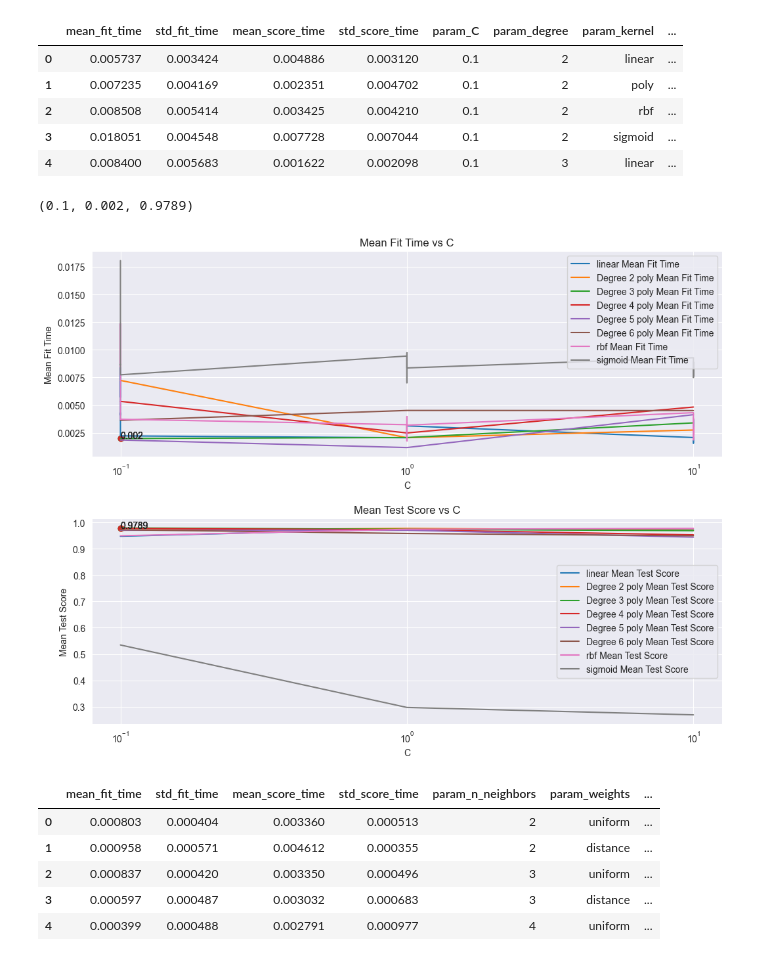
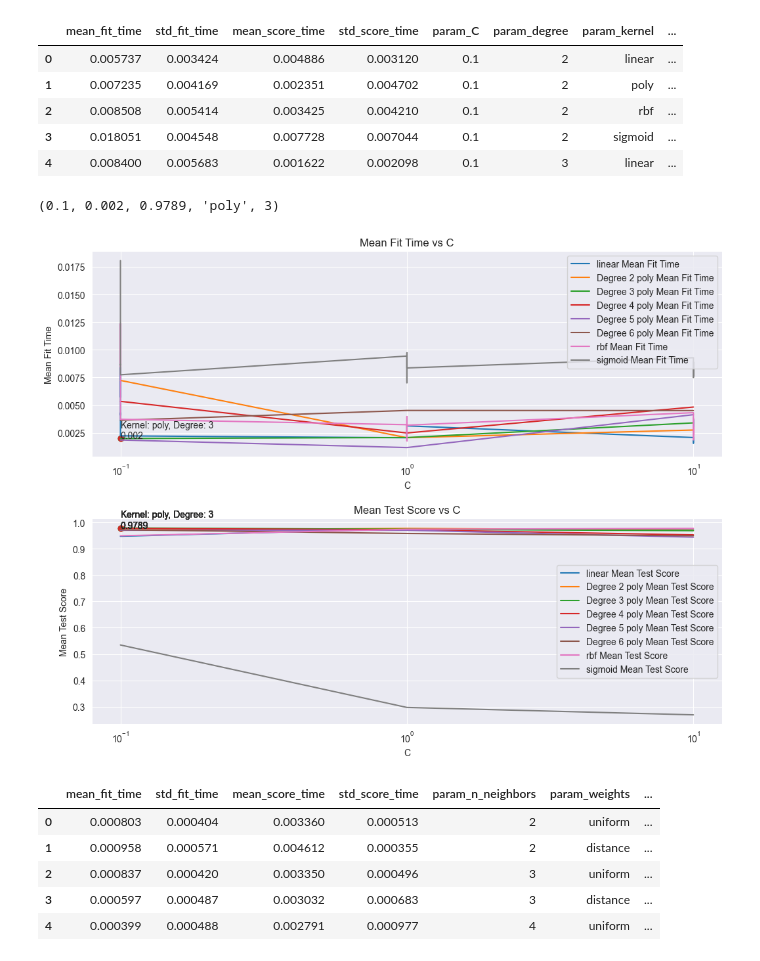
Before and after one commit to Lin-Ian/Breast-Cancer-Wisconsin-Diagnosis, a Jupyter notebook: gridsearch_cv_peformance.ipynb, the cells around one changed output. Cells and saved outputs as stored; diff of their text form; code cells hidden in the pictures.

```diff
--- a/gridsearch_cv_peformance.ipynb
+++ b/gridsearch_cv_peformance.ipynb
@@ -140,15 +144,17 @@ svm_data.head()
 | 3 | 0.018051 | 0.004548 | 0.007728 | 0.007044 | 0.1 | 2 | sigmoid | ... |
 | 4 | 0.008400 | 0.005683 | 0.001622 | 0.002098 | 0.1 | 3 | linear | ... |
 # %%
-top_svm_score_row = svm_data[svm_data['mean_test_score'] == svm_data['mean_test_score'].max()][['param_C', 'mean_fit_time', 'mean_test_score']].values.tolist()
+top_svm_score_row = svm_data[svm_data['mean_test_score'] == svm_data['mean_test_score'].max()][['param_C', 'mean_fit_time', 'mean_test_score', 'param_kernel', 'param_degree']].values.tolist()
 top_svm_c = top_svm_score_row[0][0]
 top_svm_mean_fit_time = top_svm_score_row[0][1]
 top_svm_mean_fit_time = float("%.4f" % top_svm_mean_fit_time)
 top_svm_mean_test_score = top_svm_score_row[0][2]
 top_svm_mean_test_score = float("%.4f" % top_svm_mean_test_score)
-top_svm_c, top_svm_mean_fit_time, top_svm_mean_test_score
+top_svm_kernel = top_svm_score_row[0][3]
+top_svm_degree = top_svm_score_row[0][4]
+top_svm_c, top_svm_mean_fit_time, top_svm_mean_test_score, top_svm_kernel, top_svm_degree
 # %% [output]
-(0.1, 0.002, 0.9789)
+(0.1, 0.002, 0.9789, 'poly', 3)
 # %%
 plt.figure(figsize=(12, 9))
 kernels = svm_data['param_kernel'].unique()
@@ -164,44 +170,46 @@ for kernel in kernels:
             plt.title('Mean Fit Time vs C')
             plt.xlabel('C')
             plt.ylabel('Mean Fit Time')
+        plt.annotate(f'Kernel: {top_svm_kernel}, Degree: {top_svm_degree}\n{top_svm_mean_fit_time}',
+                     xy=(top_svm_c, top_svm_mean_fit_time))
     else:
         plt.plot(svm_data[svm_data['param_kernel']==kernel]['param_C'],
                  svm_data[svm_data['param_kernel']==kernel]['mean_fit_time'],
                  label=f'{kernel} Mean Fit Time')
         plt.title('Mean Fit Time vs C')
         plt.xlabel('C')
         plt.ylabel('Mean Fit Time')
+        plt.annotate(f'Kernel: {top_svm_kernel}\n{top_svm_mean_test_score}', xy=(top_svm_c, top_svm_mean_test_score))
     plt.scatter(top_svm_c, top_svm_mean_fit_time)
-    plt.annotate(top_svm_mean_fit_time, xy=(top_svm_c, top_svm_mean_fit_time))
     plt.legend()
 
     plt.subplot(2, 1, 2)
     plt.xscale('log')
     if kernel == 'poly':
         for degree in degrees:
             plt.plot(svm_data[(svm_data['param_kernel']==kernel) & (svm_data['param_degree']==degree)]['param_C'],
                      svm_data[(svm_data['param_kernel']==kernel) & (svm_data['param_degree']==degree)]['mean_test_score'],
                      label=f'Degree {degree} {kernel} Mean Test Score')
             plt.title('Mean Fit Time vs C')
             plt.xlabel('C')
             plt.ylabel('Mean Test Score')
+            plt.annotate(f'Kernel: {top_svm_kernel}, Degree: {top_svm_degree}\n{top_svm_mean_test_score}',
+                         xy=(top_svm_c, top_svm_mean_test_score))
     else:
-        plt.subplot(2, 1, 2)
-        plt.xscale('log')
         plt.plot(svm_data[svm_data['param_kernel']==kernel]['param_C'],
                  svm_data[svm_data['param_kernel']==kernel]['mean_test_score'],
                  label=f'{kernel} Mean Test Score')
         plt.title('Mean Test Score vs C')
         plt.xlabel('C')
         plt.ylabel('Mean Test Score')
+        plt.annotate(f'Kernel: {top_svm_kernel}\n{top_svm_mean_test_score}', xy=(top_svm_c, top_svm_mean_test_score))
     plt.scatter(top_svm_c, top_svm_mean_test_score)
-    plt.annotate(top_svm_mean_test_score, xy=(top_svm_c, top_svm_mean_test_score))
     plt.legend()
 
 plt.subplots_adjust(left=0.1, bottom=0.1, right=0.9, top=0.9, wspace=0.4, hspace=0.3)
 plt.show()
 # %% [output]
-[figure, old version]
+[figure, new version]
 # %%
 knn_data = pd.read_csv('model_performance/knn_gridsearch_cv.csv')
 knn_data.head()
```
Also changed, not shown: parts of 8 cells of this notebook.
